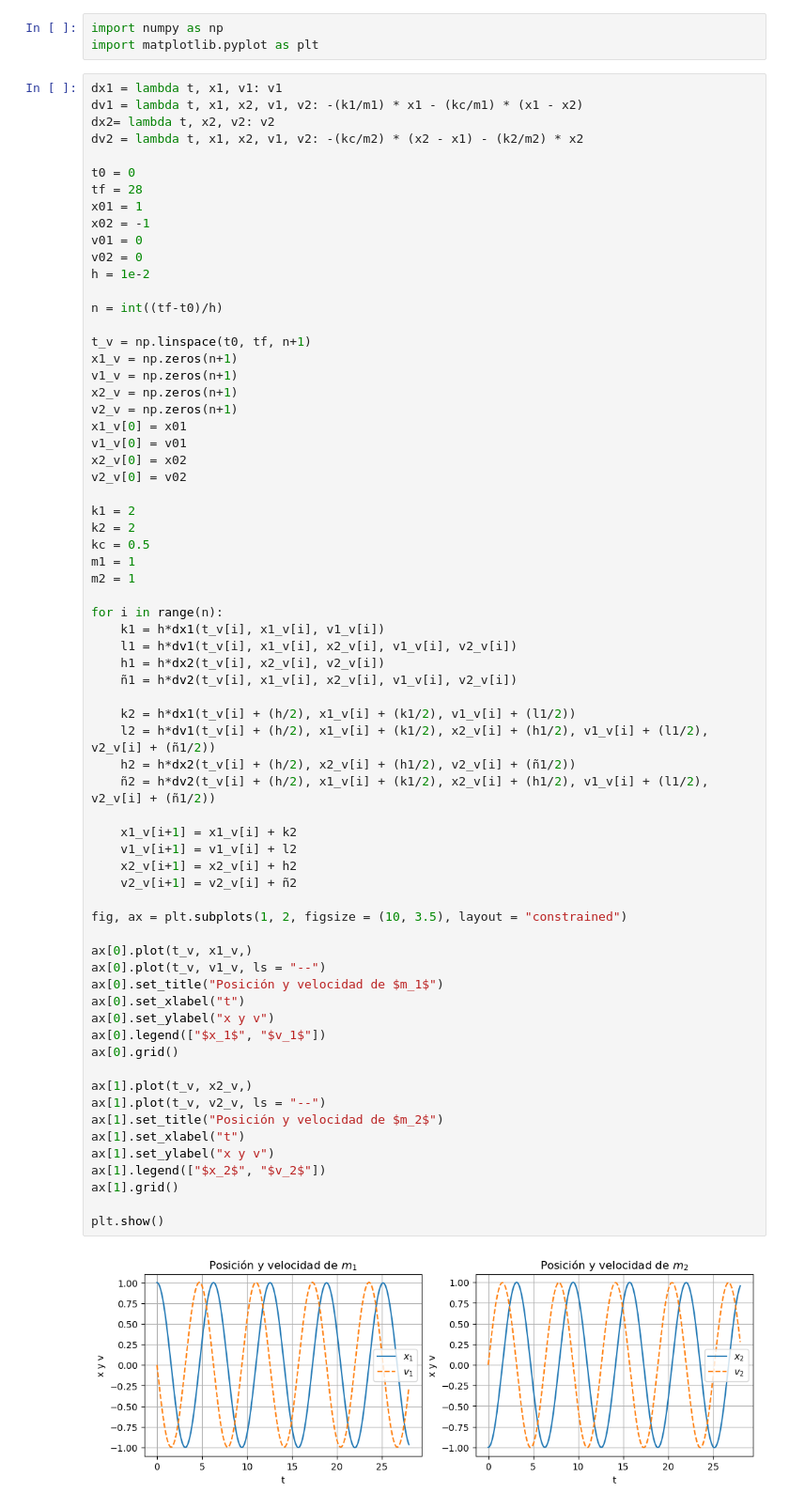
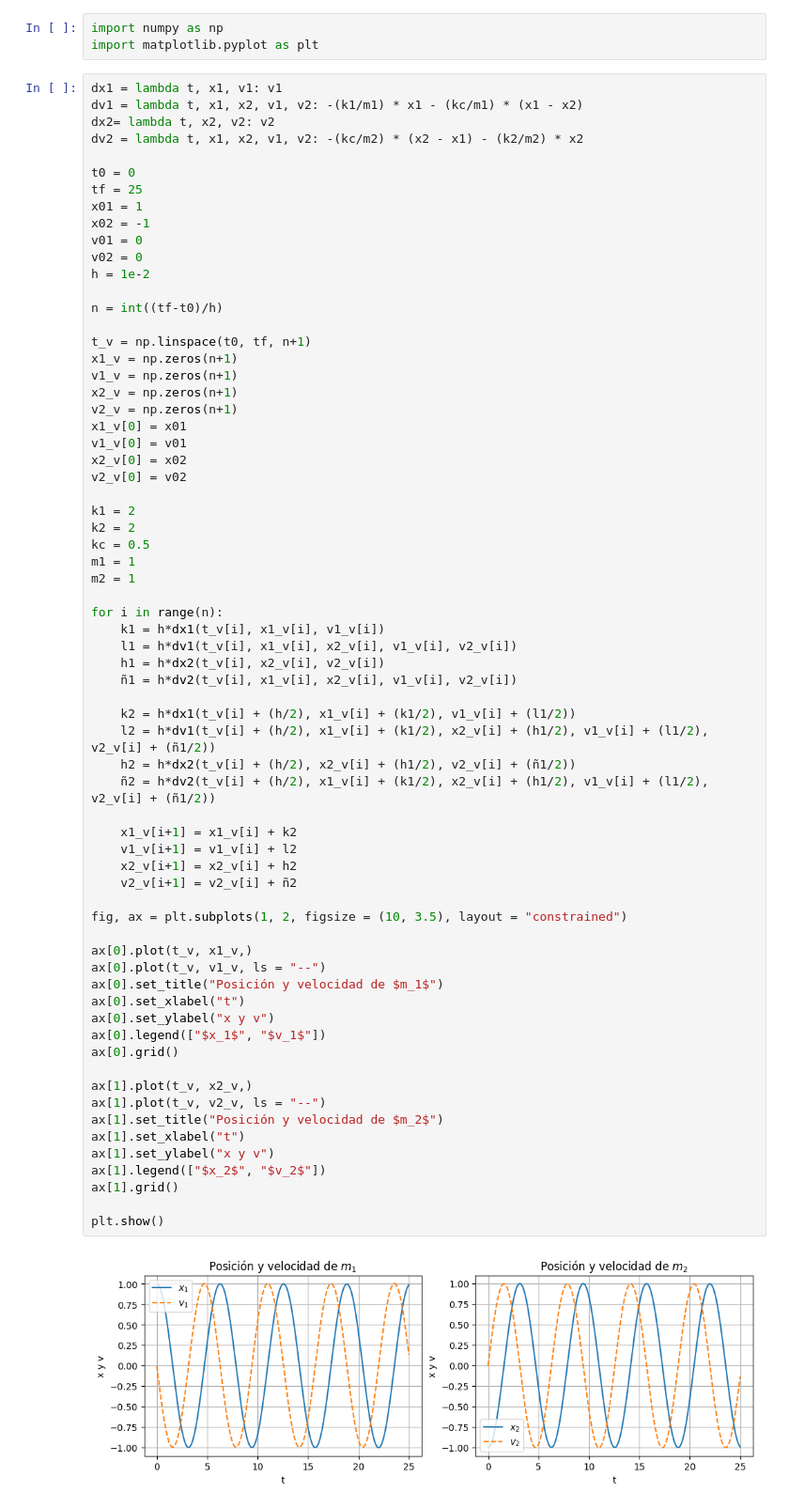
Before and after one commit to EhwazM/FCII-Pytthon, a Jupyter notebook: Actividad 20.1 - Moviminetos armónicos acoplados.ipynb, the cells around one changed output. Shown at 94% size. Saved outputs shown, nothing was run; the diff lists cells and outputs as text.

```diff
--- a/Actividad 20.1 - Moviminetos armónicos acoplados.ipynb
+++ b/Actividad 20.1 - Moviminetos armónicos acoplados.ipynb
@@ -8,7 +8,7 @@ dx2= lambda t, x2, v2: v2
 dv2 = lambda t, x1, x2, v1, v2: -(kc/m2) * (x2 - x1) - (k2/m2) * x2
 
 t0 = 0
-tf = 28
+tf = 25
 x01 = 1
 x02 = -1
 v01 = 0
@@ -42,31 +42,31 @@ for i in range(n):
     k2 = h*dx1(t_v[i] + (h/2), x1_v[i] + (k1/2), v1_v[i] + (l1/2))
     l2 = h*dv1(t_v[i] + (h/2), x1_v[i] + (k1/2), x2_v[i] + (h1/2), v1_v[i] + (l1/2), v2_v[i] + (ñ1/2))
     h2 = h*dx2(t_v[i] + (h/2), x2_v[i] + (h1/2), v2_v[i] + (ñ1/2))
     ñ2 = h*dv2(t_v[i] + (h/2), x1_v[i] + (k1/2), x2_v[i] + (h1/2), v1_v[i] + (l1/2), v2_v[i] + (ñ1/2))
 
     x1_v[i+1] = x1_v[i] + k2
     v1_v[i+1] = v1_v[i] + l2
     x2_v[i+1] = x2_v[i] + h2
     v2_v[i+1] = v2_v[i] + ñ2
 
 fig, ax = plt.subplots(1, 2, figsize = (10, 3.5), layout = "constrained")
 
 ax[0].plot(t_v, x1_v,)
 ax[0].plot(t_v, v1_v, ls = "--")
 ax[0].set_title("Posición y velocidad de $m_1$")
 ax[0].set_xlabel("t")
 ax[0].set_ylabel("x y v")
 ax[0].legend(["$x_1$", "$v_1$"])
 ax[0].grid()
 
 ax[1].plot(t_v, x2_v,)
 ax[1].plot(t_v, v2_v, ls = "--")
 ax[1].set_title("Posición y velocidad de $m_2$")
 ax[1].set_xlabel("t")
 ax[1].set_ylabel("x y v")
 ax[1].legend(["$x_2$", "$v_2$"])
 ax[1].grid()
 
 plt.show()
 # %% [output]
-[figure, old version]
+[figure, new version]
```
Also changed, not shown: 15 other files.
